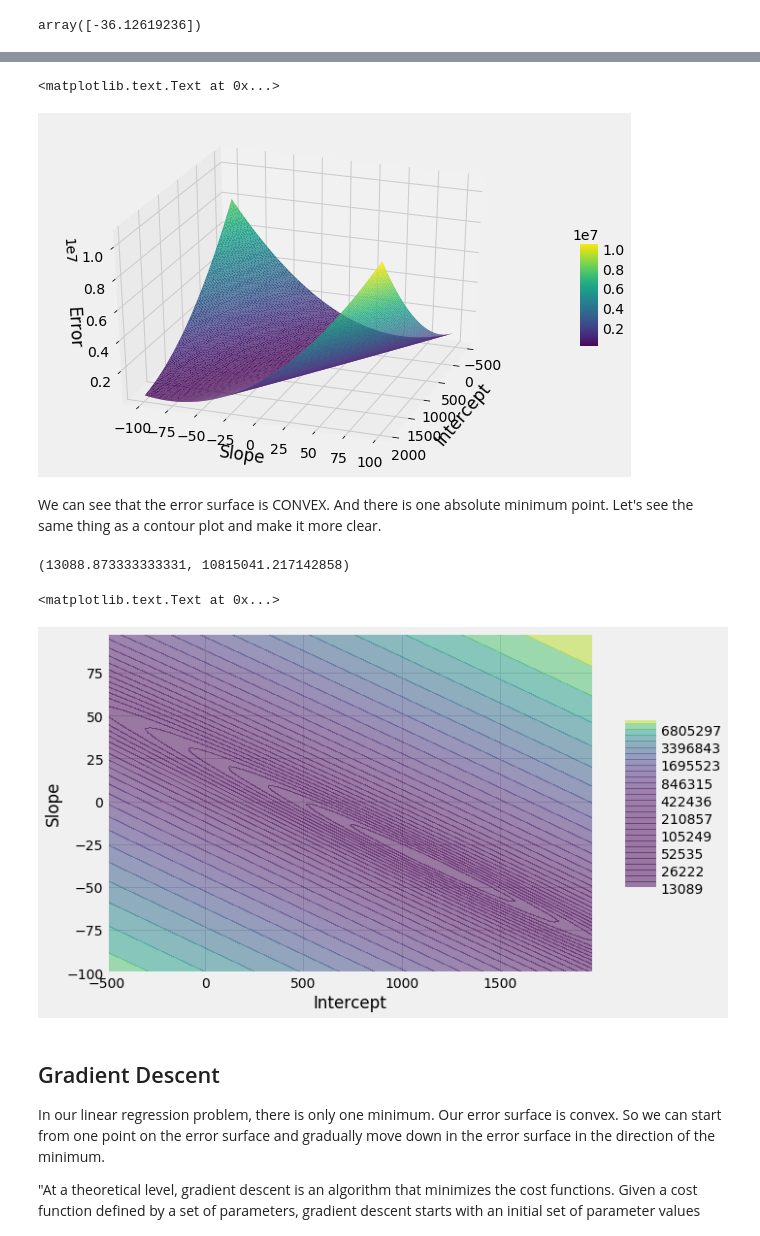
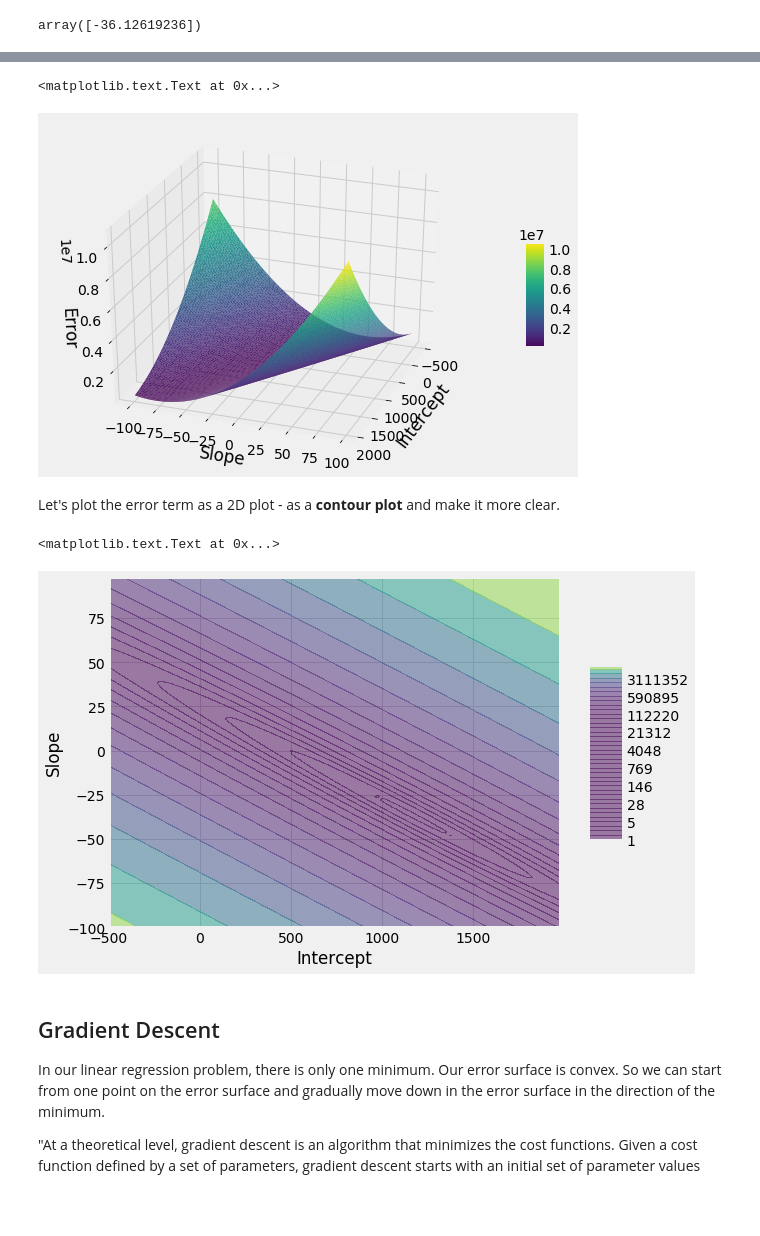
Before and after one commit to amitkaps/hackermath, a Jupyter notebook: Module_1d_linear_regression_gradient.ipynb, the cells around one changed output, grey strips where cells are left out. Drawn from its saved outputs; the diff is of its cells as text; code cells hidden in the pictures; blank space fills up the shorter version.

```diff
--- a/Module_1d_linear_regression_gradient.ipynb
+++ b/Module_1d_linear_regression_gradient.ipynb
@@ -74,2 +31,3 @@ y = pop['price']
 # %%
-model = linear_model.LinearRegression()
+model = linear_model.LinearRegression(fit_intercept=True)
+model.fit(X,y)
@@ -105,0 +40,4 @@ X = np.c_[x0, x1]
+# %%
+beta0 = round(model.intercept_)
+beta1 = round(model.coef_[0])
+print("b0 = ", beta0, "b1 =", beta1)
@@ -106,11 +68,16 @@ X = np.c_[x0, x1]
 # %%
+# Solving using Ax = b approach
+n = pop.shape[0]
+x0 = np.ones(n)
+x1 = pop.kmpl
+X = np.c_[x0, x1]
 X = np.asmatrix(X)
 y = np.asmatrix(pop.price.values.reshape(-1,1))
-b = np.asmatrix([[1158],
-                 [-36]])
+b = np.asmatrix([[beta0],
+                 [beta1]])
 # %%
 # Error calculation
-def error(X,y,b,n):
+def error_term(X,y,b,n):
     M = (y - X*b)
     error = M.T*M / n
     return error[0,0]
@@ -132,17 +92,25 @@ e = [error(X,y,np.asmatrix(i).T,n) for i in bb]
 # %%
+# Calculate a range of values for b0 and b1
+b0_min, b0_max = -500, 2000
+b1_min, b1_max = -100, 100
+bb0, bb1 = np.meshgrid(np.arange(b0_min, b0_max, (b0_max - b0_min)/100),
+                       np.arange(b1_min, b1_max, (b1_max - b1_min)/100))
+
+# Calculate a mesh of values for b0 and b1 and error term for each
+bb = np.c_[bb0.ravel(), bb1.ravel()]
+errors = [error_term(X,y,np.asmatrix(i).T,n) for i in bb]
+
 from mpl_toolkits.mplot3d import Axes3D
 fig = plt.figure()
 ax = fig.gca(projection='3d')
-trisurf = ax.plot_trisurf(bb[:,0], bb[:,1], e, cmap=plt.cm.viridis, linewidth=0)
+trisurf = ax.plot_trisurf(bb[:,0], bb[:,1], errors, cmap=plt.cm.viridis, linewidth=0)
 
 ax.view_init(azim=20)
 fig.colorbar(trisurf, shrink=0.3, aspect=5)
 
 ax.set_xlabel('Intercept')
 ax.set_ylabel('Slope')
 ax.set_zlabel("Error")
 # %% [output]
 <matplotlib.text.Text at 0x...>
-[figure, old version]
+[figure, new version]
-# %% [markdown]
-We can see that the error surface is CONVEX. And there is one absolute minimum point. Let's see the same thing as a contour plot and make it more clear.
@@ -151,5 +116,0 @@ Z = np.asmatrix(e).reshape(bb0.shape)
-# %%
-e_min, e_max = np.min(e), np.max(e)
-e_min, e_max
-# %% [output]
-(13088.873333333331, 10815041.217142858)
@@ -158,4 +117,14 @@ levels = np.logspace(np.log10(e_min), np.log10(e_max), 30)
+# %% [markdown]
+Let's plot the error term as a 2D plot - as a **contour plot** and make it more clear.
 # %%
+# Get the errors
+Z = np.asmatrix(errors).reshape(bb0.shape)
+
+# Get the contour
+e_min, e_max = np.min(errors), np.max(errors)
+levels = np.logspace(0, np.log10(e_max), 40)
+
+# Plot the contour
 fig = plt.figure()
 cs = plt.contourf(bb0, bb1, Z, cmap=plt.cm.viridis, levels = levels, linewidth=0.3, alpha = 0.5)
 fig.colorbar(cs, shrink=0.5, aspect=5)
@@ -164,7 +133,7 @@ plt.xlabel('Intercept')
 plt.ylabel('Slope')
 # %% [output]
 <matplotlib.text.Text at 0x...>
-[figure, old version]
+[figure, new version]
 # %% [markdown]
 ## Gradient Descent
 
```
Also changed, not shown: parts of 49 cells of this notebook, 13 other files.
